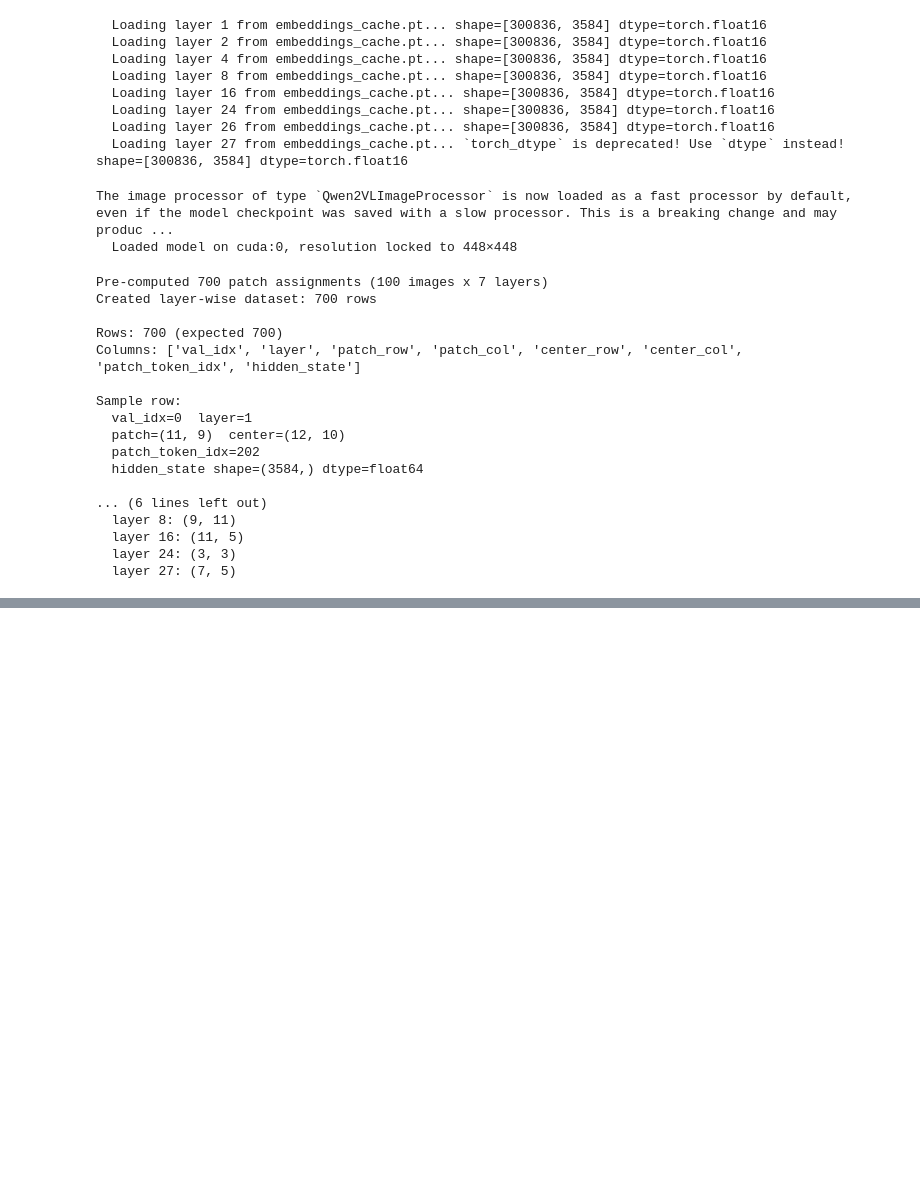
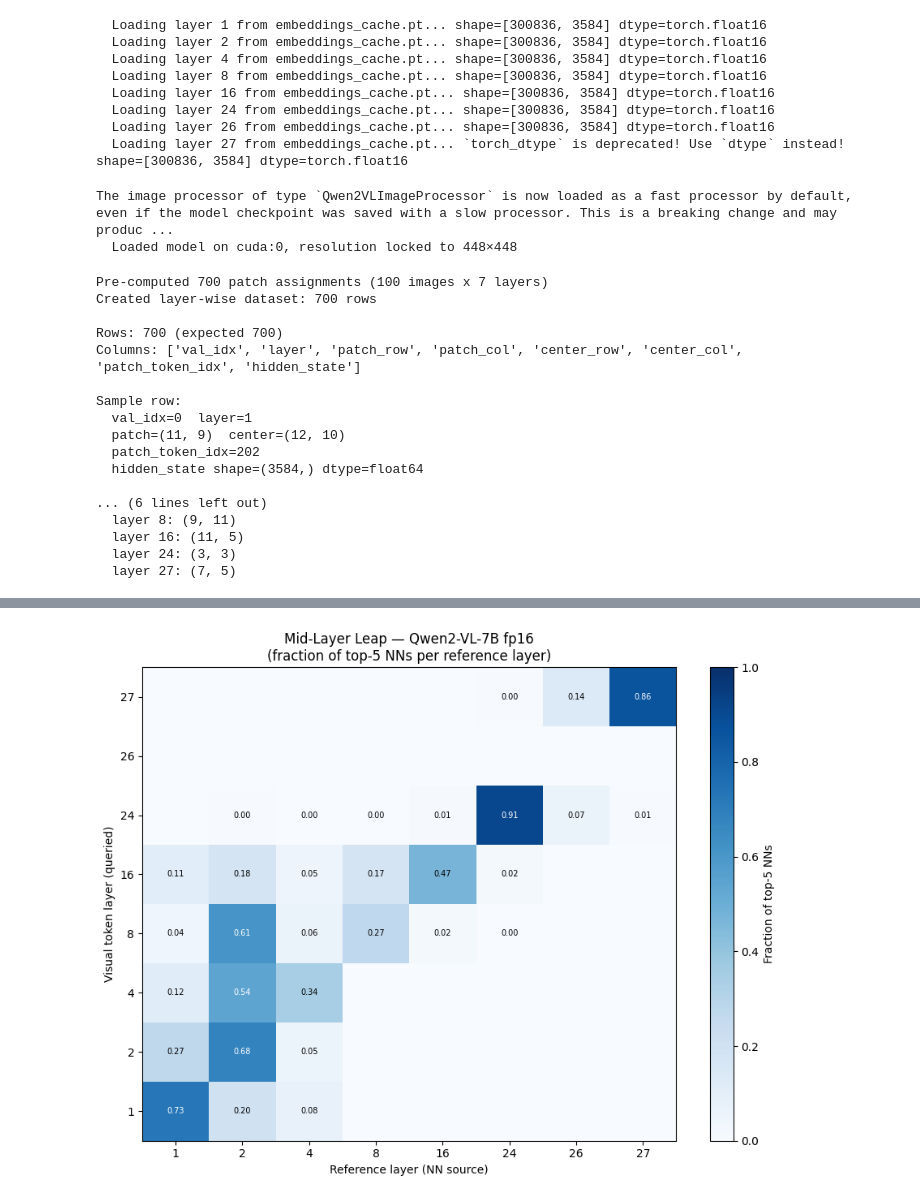
Before and after one commit to Praful932/latentlens, a Jupyter notebook: experiment/working_nbs/4_fp_baseline.ipynb, the cells around one changed output, grey strips where cells are left out. Drawn from its saved outputs; the diff is of its cells as text; code cells hidden in the pictures; blank space fills up the shorter version.

```diff
--- a/experiment/working_nbs/4_fp_baseline.ipynb
+++ b/experiment/working_nbs/4_fp_baseline.ipynb
@@ -102,7 +114,10 @@ index_dir = Path("/workspace/latentlens/experiment/data/latentlens-qwen2vl-embed
 data_dir = Path('/workspace/latentlens/experiment/data/pixmo_cap_val100')
 
 def load_data():
-    ds_val100 = datasets.load_from_disk(str(data_dir))["validation"]
+    ds_val100 = datasets.load_dataset(
+        "parquet",
+        data_files={"validation": str(data_dir / "data" / "validation-*.parquet")},
+    )["validation"]
 
     print(f"Examples : {len(ds_val100)}")
     print(f"Columns  : {ds_val100.column_names}")
@@ -479,0 +559,7 @@ hidden_state   : shape=(3584,)  norm=40.492  mean=0.0124
+# %%
+results_dir = Path("/workspace/latentlens/experiment/data/results")
+results_dir.mkdir(parents=True, exist_ok=True)
+out_path = results_dir / "nn_results_fp16.json"
+with open(out_path, "w") as f:
+    json.dump(nn_results, f)
+print(f"Saved {len(nn_results)} rows → {out_path}")
@@ -479,0 +568,69 @@ hidden_state   : shape=(3584,)  norm=40.492  mean=0.0124
+# %%
+import json
+import numpy as np
+import matplotlib.pyplot as plt
+from collections import defaultdict
+from pathlib import Path
+
+
+# Load results (works after a kernel restart too)
+_results_path = Path("/workspace/latentlens/experiment/data/results/nn_results_fp16.json")
+with open(_results_path) as f:
+    nn_results = json.load(f)
+
+# ── Build mid-layer leap matrix ──────────────────────────────────────────────
+# Rows = visual token layer (queried), Cols = reference bank layer (NN source)
+# Cell value = mean fraction of top-5 NNs drawn from that reference layer,
+#              averaged over all samples with the same visual layer.
+
+queried_layers = sorted({r["layer"] for r in nn_results})
+ref_layers     = sorted({L for r in nn_results for L in r["top5_nn_layers"]})
+all_layers     = sorted(set(queried_layers) | set(ref_layers))  # same sequence for both axes
+
+# accumulate fractions per (visual_layer, ref_layer)
+counts: dict[tuple, list] = defaultdict(list)
+for r in nn_results:
+    top5 = r["top5_nn_layers"]
+    vl   = r["layer"]
+    for rl in ref_layers:
+        counts[(vl, rl)].append(top5.count(rl) / len(top5))
+
+# build square matrix over all_layers; rows not in queried_layers stay 0
+matrix = np.zeros((len(all_layers), len(all_layers)))
+for i, vl in enumerate(all_layers):
+    if vl not in queried_layers:
+        continue
+    for j, rl in enumerate(all_layers):
+        vals = counts.get((vl, rl), [])
+        matrix[i, j] = np.mean(vals) if vals else 0.0
+
+# ── Plot ─────────────────────────────────────────────────────────────────────
+fig, ax = plt.subplots(figsize=(9, 7))
+
+im = ax.imshow(matrix, aspect="auto", cmap="Blues", vmin=0, vmax=1, origin="lower")
+fig.colorbar(im, ax=ax, label="Fraction of top-5 NNs")
+
+ax.set_xticks(range(len(all_layers)))
+ax.set_xticklabels(all_layers)
+ax.set_yticks(range(len(all_layers)))
+ax.set_yticklabels(all_layers)
+
+ax.set_xlabel("Reference layer (NN source)")
+ax.set_ylabel("Visual token layer (queried)")
+ax.set_title("Mid-Layer Leap — Qwen2-VL-7B fp16\n(fraction of top-5 NNs per reference layer)")
+
+# annotate cells with values (skip unqueried rows)
+for i, vl in enumerate(all_layers):
+    for j, rl in enumerate(all_layers):
+        v = matrix[i, j]
+        if v > 0:
+            ax.text(j, i, f"{v:.2f}", ha="center", va="center",
+                    fontsize=7, color="white" if v > 0.5 else "black")
+
+plt.tight_layout()
+fig_path = Path("/workspace/latentlens/experiment/data/results/mid_layer_leap_fp16.png")
+plt.savefig(fig_path, dpi=150)
+plt.show()
+print(f"Saved → {fig_path}")
+# %% [output]
+[figure, added]
```
Also changed, not shown: parts of 8 cells of this notebook, 8 other files.
